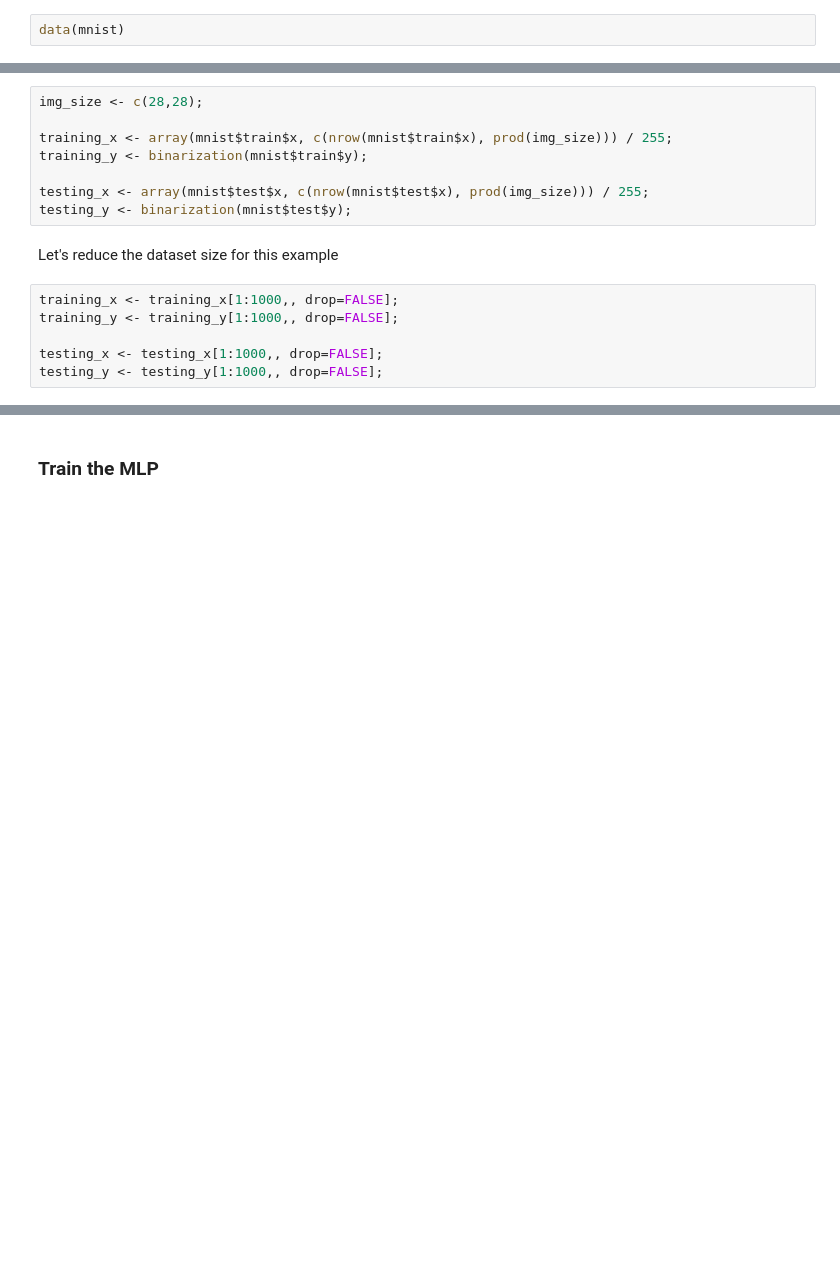
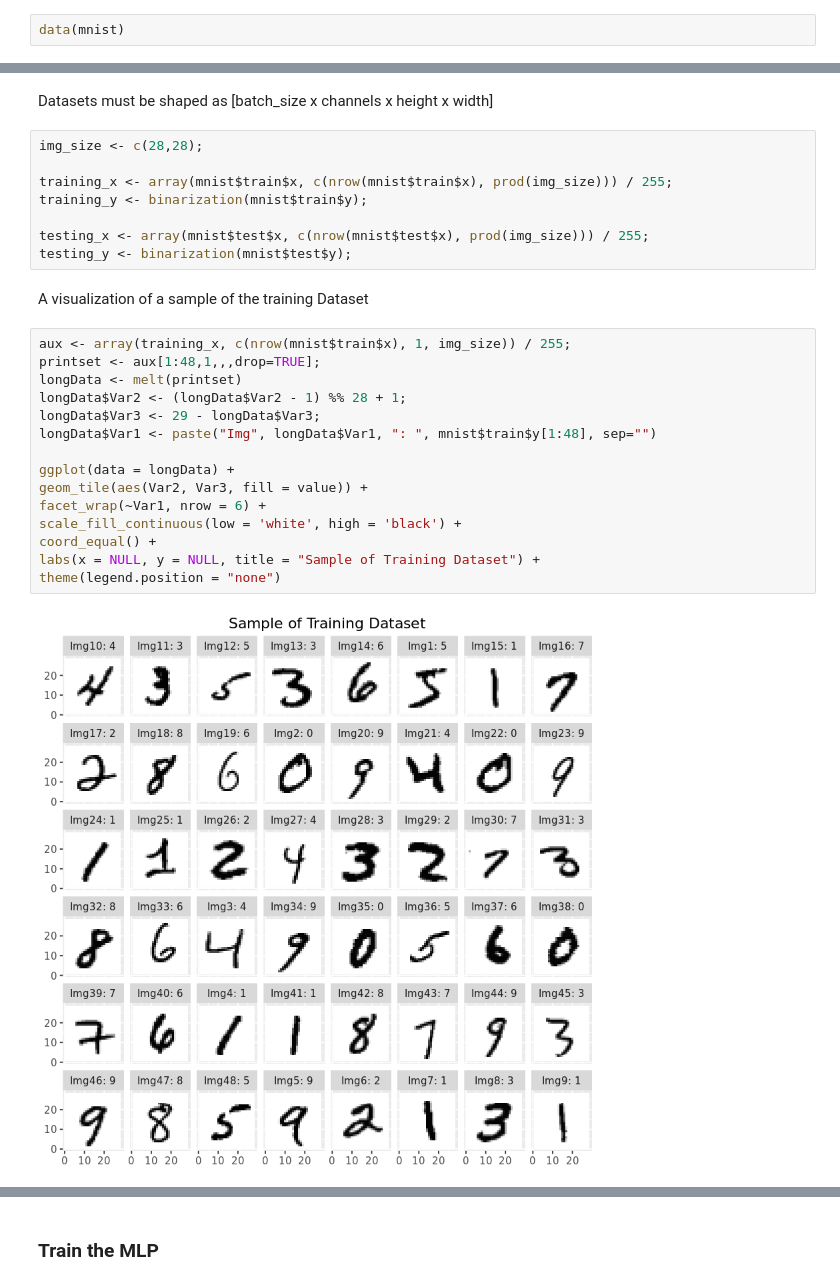
Before and after one commit to josepllberral/machine-learning-tools, a Jupyter notebook: notebooks/Example_MLP.ipynb, the cells around one changed output, grey strips where cells are left out. Cells and saved outputs as stored; diff of their text form; blank space fills up the shorter version.

```diff
--- a/notebooks/Example_MLP.ipynb
+++ b/notebooks/Example_MLP.ipynb
@@ -23,3 +24,5 @@ In case of MLPs, input arrays must be 2 dimensional. In case of CNNs, input arra
+# %% [markdown]
+Datasets must be shaped as [batch_size x channels x height x width]
 # %%
 img_size <- c(28,28);
 
@@ -28,12 +31,23 @@ training_y <- binarization(mnist$train$y);
 
 testing_x <- array(mnist$test$x, c(nrow(mnist$test$x), prod(img_size))) / 255;
 testing_y <- binarization(mnist$test$y);
-# %% [markdown]
-Let's reduce the dataset size for this example
-# %%
-training_x <- training_x[1:1000,, drop=FALSE];
-training_y <- training_y[1:1000,, drop=FALSE];
-
-testing_x <- testing_x[1:1000,, drop=FALSE];
-testing_y <- testing_y[1:1000,, drop=FALSE];
+# %% [markdown]
+A visualization of a sample of the training Dataset
+# %%
+aux <- array(training_x, c(nrow(mnist$train$x), 1, img_size)) / 255;
+printset <- aux[1:48,1,,,drop=TRUE];
+longData <- melt(printset)
+longData$Var2 <- (longData$Var2 - 1) %% 28 + 1;
+longData$Var3 <- 29 - longData$Var3;
+longData$Var1 <- paste("Img", longData$Var1, ": ", mnist$train$y[1:48], sep="")
+
+ggplot(data = longData) +
+geom_tile(aes(Var2, Var3, fill = value)) +
+facet_wrap(~Var1, nrow = 6) +
+scale_fill_continuous(low = 'white', high = 'black') +
+coord_equal() +
+labs(x = NULL, y = NULL, title = "Sample of Training Dataset") +
+theme(legend.position = "none")
+# %% [output]
+[figure, added]
 # %% [markdown]
```
Also changed, not shown: parts of 21 cells of this notebook, 1 other file.
